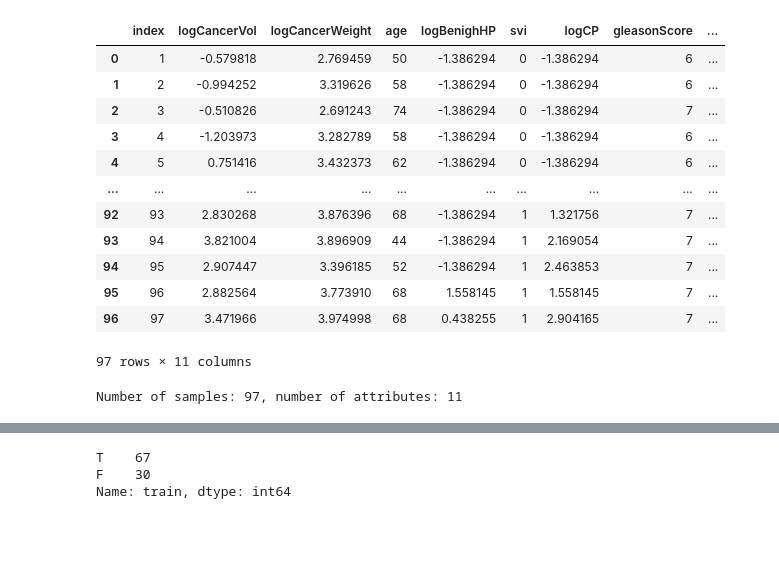
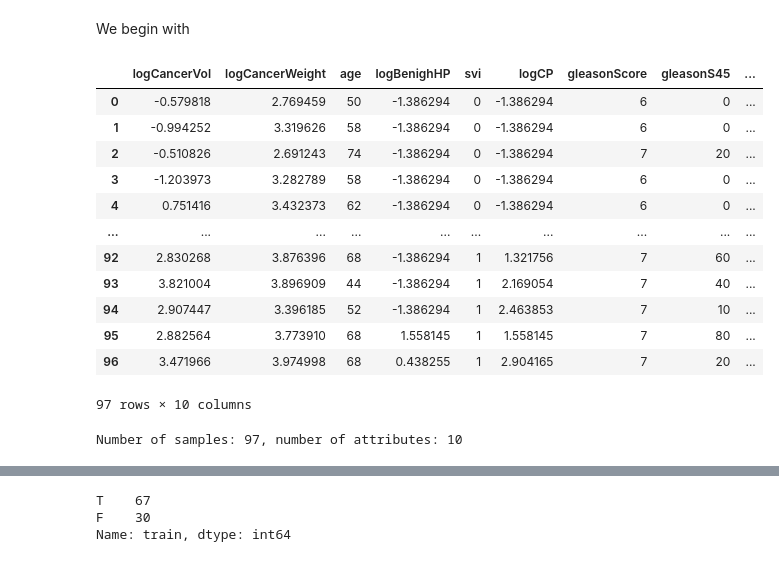
Before and after one commit to doro041/MedicalML, a Jupyter notebook: CA1_DoroteyaStoyanova_52095187.ipynb, the cells around one changed output, grey strips where cells are left out. Saved outputs shown, nothing was run; the diff lists cells and outputs as text; code cells hidden in the pictures; blank space fills up the shorter version.

Commit message:
Add cancer database

```diff
--- a/CA1_DoroteyaStoyanova_52095187.ipynb
+++ b/CA1_DoroteyaStoyanova_52095187.ipynb
@@ -11,31 +11,34 @@ import seaborn as sns
 import os
+# %% [markdown]
+We begin with
 # %%
 data_path = os.path.join(os.getcwd(),'dataset','Cancerdata.txt')
 cancer = pd.read_csv(data_path, sep='\t')
-cancer.set_axis(['index', 'logCancerVol', 'logCancerWeight','age','logBenighHP','svi','logCP','gleasonScore','gleasonS45','levelCancerAntigen', 'train'], axis=1)
+cancer.set_axis(['index','logCancerVol', 'logCancerWeight','age','logBenighHP','svi','logCP','gleasonScore','gleasonS45','levelCancerAntigen', 'train'], axis=1)
 cancer = cancer.replace('?', np.nan)
 cancer = cancer.dropna()
+cancer = cancer.drop(['index'], axis=1)
 
 cancer
 # %% [output]
-|  | index | logCancerVol | logCancerWeight | age | logBenighHP | svi | logCP | gleasonScore | ... |
-| 0 | 1 | -0.579818 | 2.769459 | 50 | -1.386294 | 0 | -1.386294 | 6 | ... |
-| 1 | 2 | -0.994252 | 3.319626 | 58 | -1.386294 | 0 | -1.386294 | 6 | ... |
-| 2 | 3 | -0.510826 | 2.691243 | 74 | -1.386294 | 0 | -1.386294 | 7 | ... |
-| 3 | 4 | -1.203973 | 3.282789 | 58 | -1.386294 | 0 | -1.386294 | 6 | ... |
-| 4 | 5 | 0.751416 | 3.432373 | 62 | -1.386294 | 0 | -1.386294 | 6 | ... |
+|  | logCancerVol | logCancerWeight | age | logBenighHP | svi | logCP | gleasonScore | gleasonS45 | ... |
+| 0 | -0.579818 | 2.769459 | 50 | -1.386294 | 0 | -1.386294 | 6 | 0 | ... |
+| 1 | -0.994252 | 3.319626 | 58 | -1.386294 | 0 | -1.386294 | 6 | 0 | ... |
+| 2 | -0.510826 | 2.691243 | 74 | -1.386294 | 0 | -1.386294 | 7 | 20 | ... |
+| 3 | -1.203973 | 3.282789 | 58 | -1.386294 | 0 | -1.386294 | 6 | 0 | ... |
+| 4 | 0.751416 | 3.432373 | 62 | -1.386294 | 0 | -1.386294 | 6 | 0 | ... |
 | ... | ... | ... | ... | ... | ... | ... | ... | ... | ... |
-| 92 | 93 | 2.830268 | 3.876396 | 68 | -1.386294 | 1 | 1.321756 | 7 | ... |
-| 93 | 94 | 3.821004 | 3.896909 | 44 | -1.386294 | 1 | 2.169054 | 7 | ... |
-| 94 | 95 | 2.907447 | 3.396185 | 52 | -1.386294 | 1 | 2.463853 | 7 | ... |
-| 95 | 96 | 2.882564 | 3.773910 | 68 | 1.558145 | 1 | 1.558145 | 7 | ... |
-| 96 | 97 | 3.471966 | 3.974998 | 68 | 0.438255 | 1 | 2.904165 | 7 | ... |
+| 92 | 2.830268 | 3.876396 | 68 | -1.386294 | 1 | 1.321756 | 7 | 60 | ... |
+| 93 | 3.821004 | 3.896909 | 44 | -1.386294 | 1 | 2.169054 | 7 | 40 | ... |
+| 94 | 2.907447 | 3.396185 | 52 | -1.386294 | 1 | 2.463853 | 7 | 10 | ... |
+| 95 | 2.882564 | 3.773910 | 68 | 1.558145 | 1 | 1.558145 | 7 | 80 | ... |
+| 96 | 3.471966 | 3.974998 | 68 | 0.438255 | 1 | 2.904165 | 7 | 20 | ... |
-97 rows × 11 columns
+97 rows × 10 columns
 # %%
 # Your code goes here
 print('Number of samples: {}, number of attributes: {}'.format(cancer.shape[0], cancer.shape[1]))
 # %% [output]
-Number of samples: 97, number of attributes: 11
+Number of samples: 97, number of attributes: 10
 # %%
 cancer.describe()
 # %% [output]
```
Also changed, not shown: parts of 25 cells of this notebook, 1 other file.
